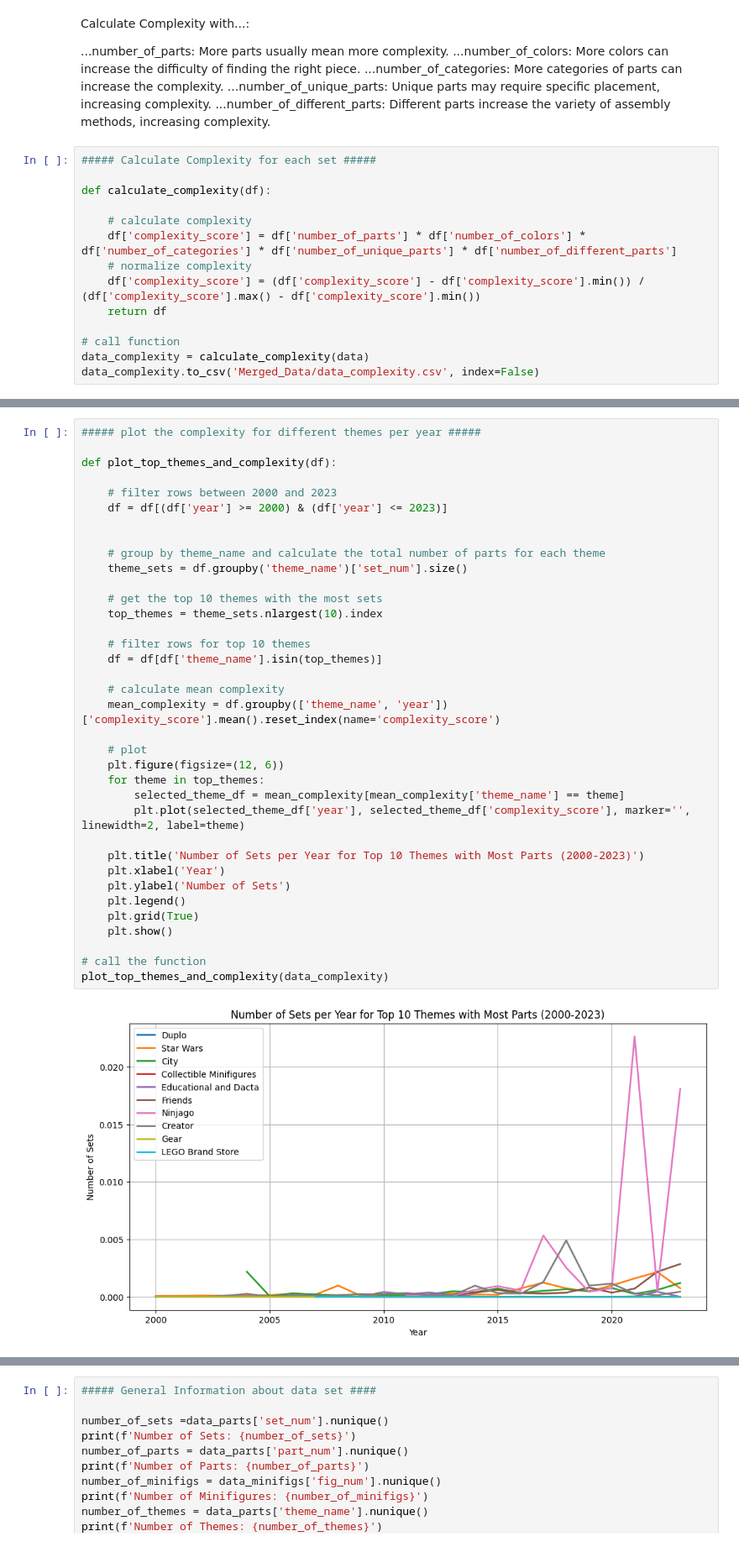
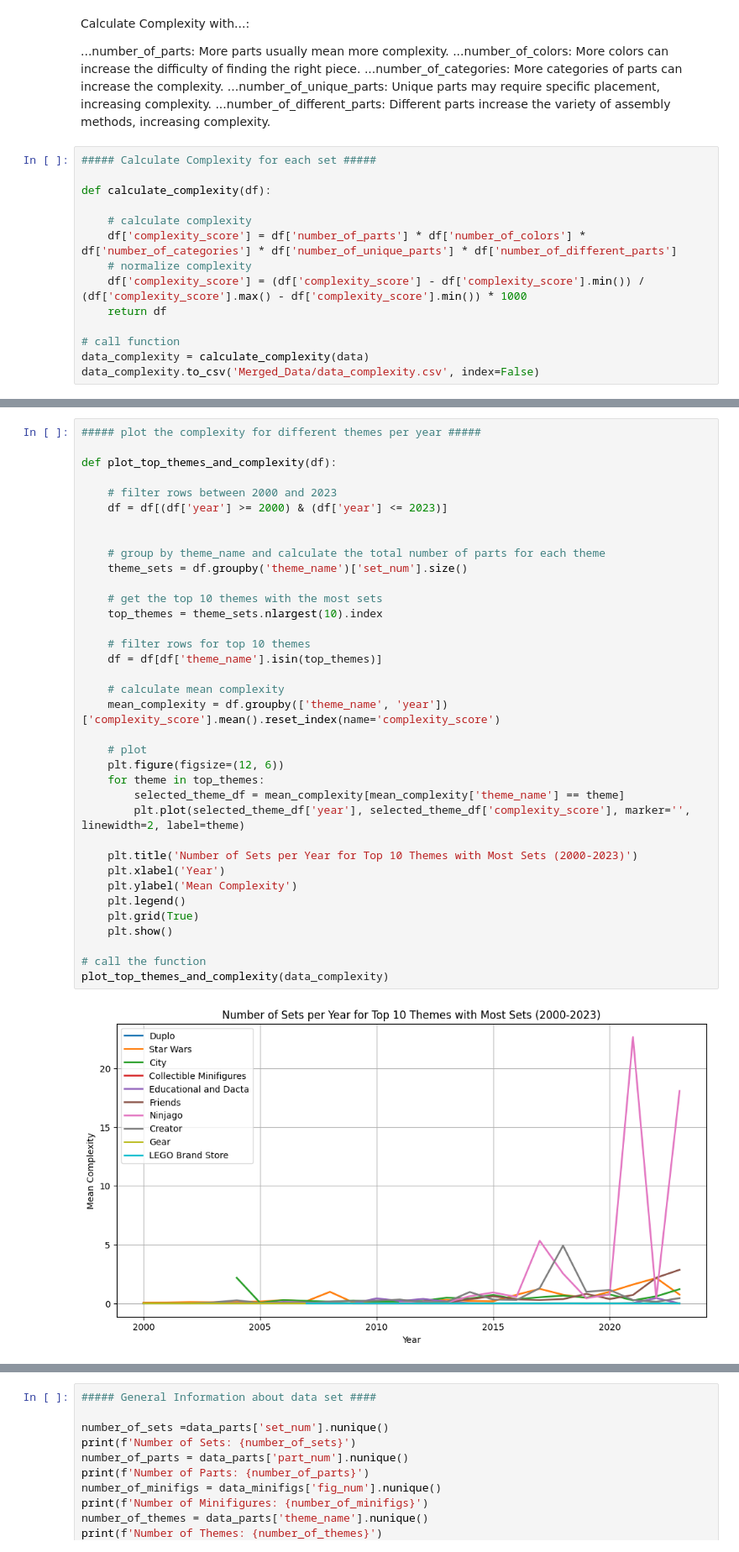
Before and after one commit to eddiebeach99/Data_Literacy, a Jupyter notebook: analysis.ipynb, the cells around one changed output, grey strips where cells are left out. Shown at 84% size. Drawn from its saved outputs; the diff is of its cells as text.

Commit message:
increased complexity score

```diff
--- a/analysis.ipynb
+++ b/analysis.ipynb
@@ -526,7 +526,7 @@ def calculate_complexity(df):
     # calculate complexity
     df['complexity_score'] = df['number_of_parts'] * df['number_of_colors'] * df['number_of_categories'] * df['number_of_unique_parts'] * df['number_of_different_parts']
     # normalize complexity
-    df['complexity_score'] = (df['complexity_score'] - df['complexity_score'].min()) / (df['complexity_score'].max() - df['complexity_score'].min())
+    df['complexity_score'] = (df['complexity_score'] - df['complexity_score'].min()) / (df['complexity_score'].max() - df['complexity_score'].min()) * 1000
     return df
 
 # call function
@@ -618,36 +618,36 @@ def plot_top_themes_and_complexity(df):
     # filter rows between 2000 and 2023
     df = df[(df['year'] >= 2000) & (df['year'] <= 2023)]
 
 
     # group by theme_name and calculate the total number of parts for each theme
     theme_sets = df.groupby('theme_name')['set_num'].size()
 
     # get the top 10 themes with the most sets
     top_themes = theme_sets.nlargest(10).index
 
     # filter rows for top 10 themes
     df = df[df['theme_name'].isin(top_themes)]
 
     # calculate mean complexity
     mean_complexity = df.groupby(['theme_name', 'year'])['complexity_score'].mean().reset_index(name='complexity_score')
 
     # plot
     plt.figure(figsize=(12, 6))
     for theme in top_themes:
         selected_theme_df = mean_complexity[mean_complexity['theme_name'] == theme]
         plt.plot(selected_theme_df['year'], selected_theme_df['complexity_score'], marker='', linewidth=2, label=theme)
 
-    plt.title('Number of Sets per Year for Top 10 Themes with Most Parts (2000-2023)')
+    plt.title('Number of Sets per Year for Top 10 Themes with Most Sets (2000-2023)')
     plt.xlabel('Year')
-    plt.ylabel('Number of Sets')
+    plt.ylabel('Mean Complexity')
     plt.legend()
     plt.grid(True)
     plt.show()
 
 # call the function
 plot_top_themes_and_complexity(data_complexity)
 # %% [output]
-[figure, old version]
+[figure, new version]
 # %%
 ##### Make a linear regression for the complexity of sets with prediction until 2030 #####
 
```
Also changed, not shown: parts of 5 cells of this notebook.
